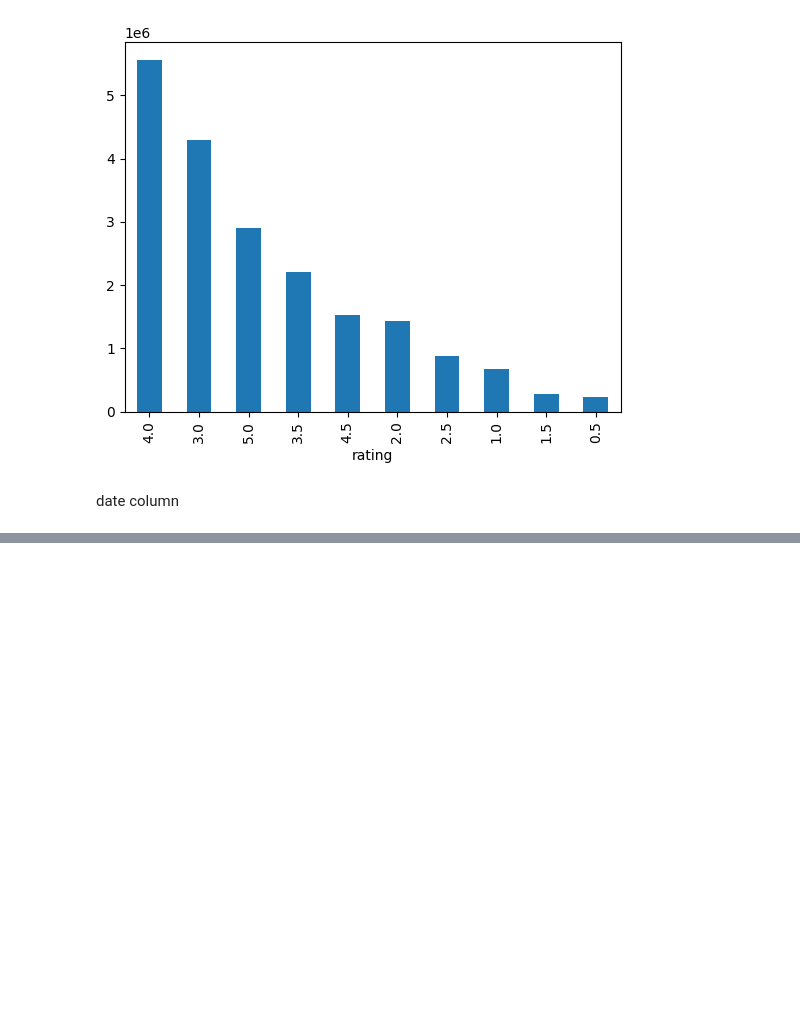
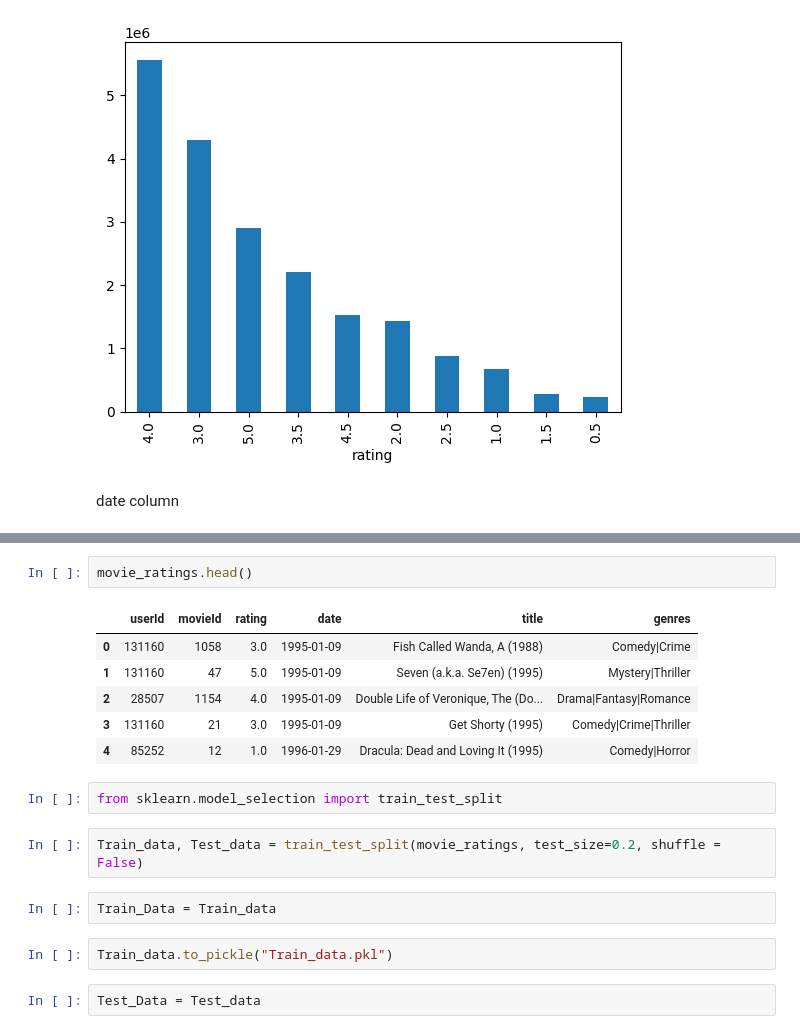
Before and after one commit to itzuditsharma/Sentiment-Analysis-Alexa, a Jupyter notebook: Movie Recommendation/main.ipynb, the cells around one changed output, grey strips where cells are left out. Cells and saved outputs as stored; diff of their text form; blank space fills up the shorter version.

```diff
--- a/Movie Recommendation/main.ipynb
+++ b/Movie Recommendation/main.ipynb
@@ -193,0 +315,19 @@ print(f"5 most common dates when ratings were given: {movie_ratings['date'].valu
+# %%
+movie_ratings.head()
+# %% [output]
+|  | userId | movieId | rating | date | title | genres |
+| 0 | 131160 | 1058 | 3.0 | 1995-01-09 | Fish Called Wanda, A (1988) | Comedy|Crime |
+| 1 | 131160 | 47 | 5.0 | 1995-01-09 | Seven (a.k.a. Se7en) (1995) | Mystery|Thriller |
+| 2 | 28507 | 1154 | 4.0 | 1995-01-09 | Double Life of Veronique, The (Do... | Drama|Fantasy|Romance |
+| 3 | 131160 | 21 | 3.0 | 1995-01-09 | Get Shorty (1995) | Comedy|Crime|Thriller |
+| 4 | 85252 | 12 | 1.0 | 1996-01-29 | Dracula: Dead and Loving It (1995) | Comedy|Horror |
+# %%
+from sklearn.model_selection import train_test_split
+# %%
+Train_data, Test_data = train_test_split(movie_ratings, test_size=0.2, shuffle = False)
+# %%
+Train_Data = Train_data
+# %%
+Train_data.to_pickle("Train_data.pkl")
+# %%
+Test_Data = Test_data
```
Also changed, not shown: parts of 12 cells of this notebook, 1 other file.
